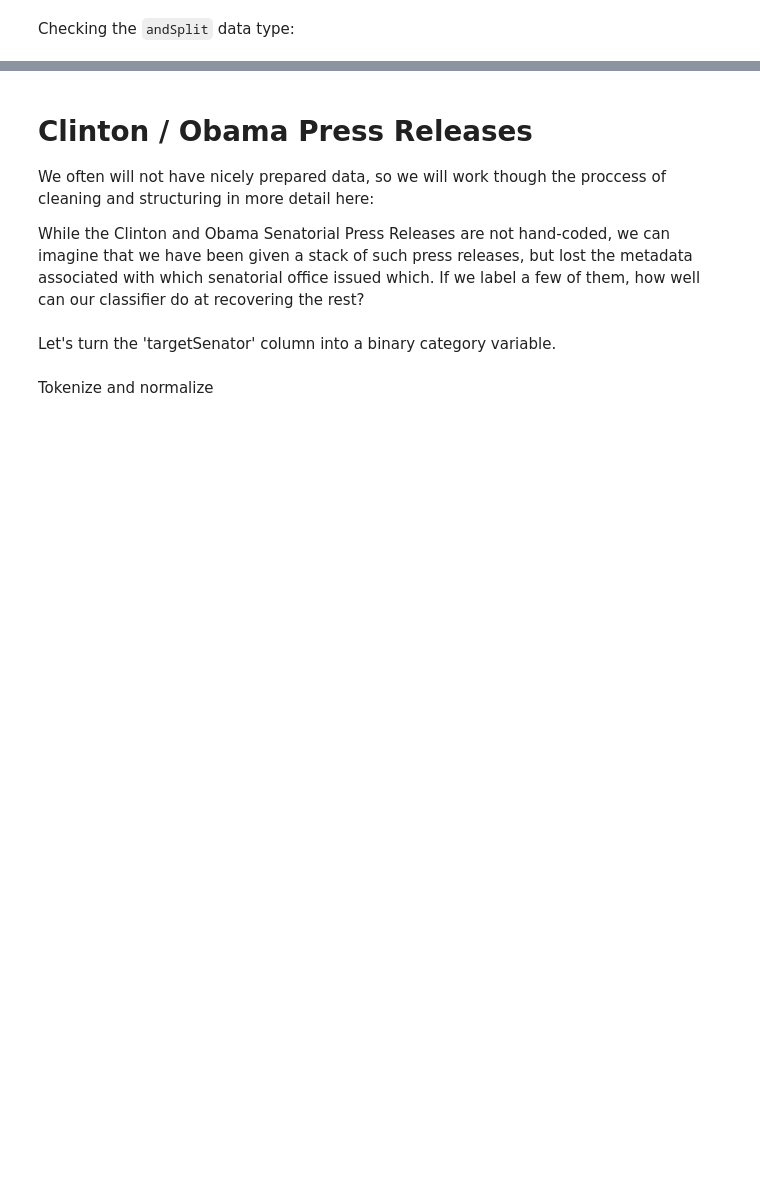
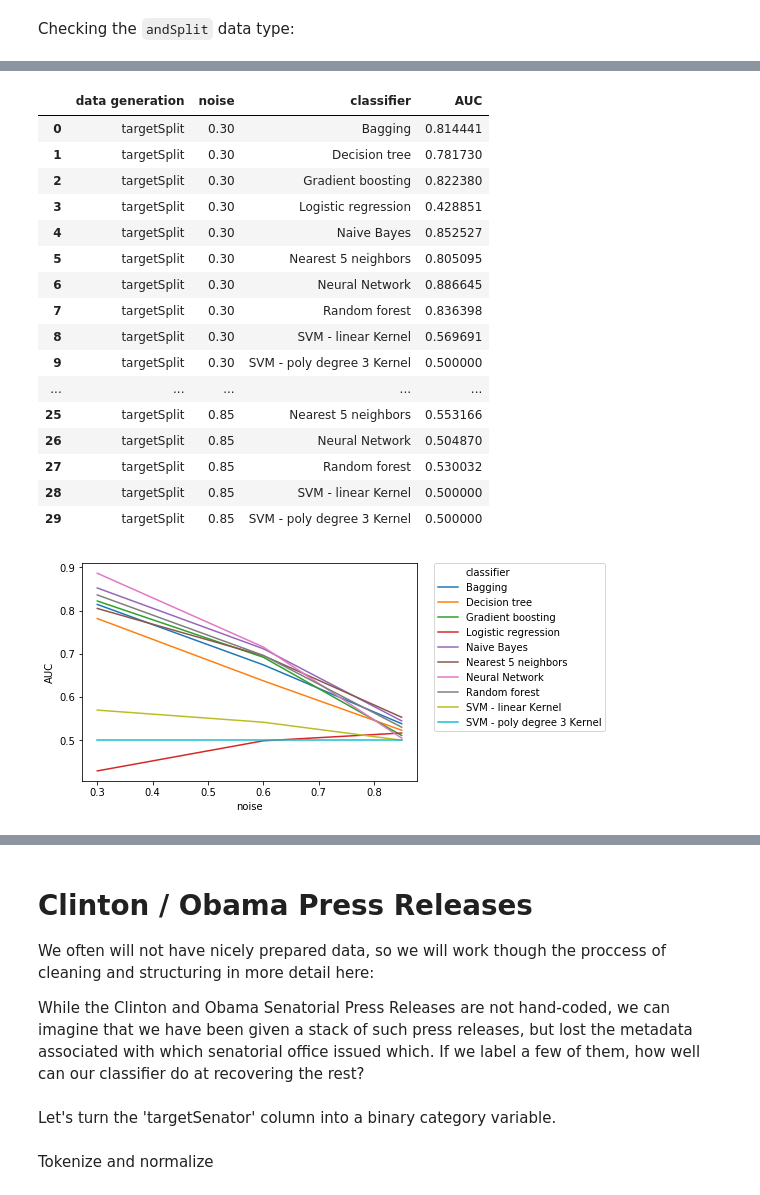
Before and after one commit to luisesanmartin/Content-Analysis-2020, a Jupyter notebook: week-3/3-Classification.ipynb, the cells around one changed output, grey strips where cells are left out. Saved outputs shown, nothing was run; the diff lists cells and outputs as text; code cells hidden in the pictures; blank space fills up the shorter version.

```diff
--- a/week-3/3-Classification.ipynb
+++ b/week-3/3-Classification.ipynb
@@ -413,0 +410,21 @@ results[results['data generation'] == 'targetSplit']
+# %%
+plot_results(results, 'targetSplit', 'AUC')
+# %% [output]
+|  | data generation | noise | classifier | AUC |
+| 0 | targetSplit | 0.30 | Bagging | 0.814441 |
+| 1 | targetSplit | 0.30 | Decision tree | 0.781730 |
+| 2 | targetSplit | 0.30 | Gradient boosting | 0.822380 |
+| 3 | targetSplit | 0.30 | Logistic regression | 0.428851 |
+| 4 | targetSplit | 0.30 | Naive Bayes | 0.852527 |
+| 5 | targetSplit | 0.30 | Nearest 5 neighbors | 0.805095 |
+| 6 | targetSplit | 0.30 | Neural Network | 0.886645 |
+| 7 | targetSplit | 0.30 | Random forest | 0.836398 |
+| 8 | targetSplit | 0.30 | SVM - linear Kernel | 0.569691 |
+| 9 | targetSplit | 0.30 | SVM - poly degree 3 Kernel | 0.500000 |
+| ... | ... | ... | ... | ... |
+| 25 | targetSplit | 0.85 | Nearest 5 neighbors | 0.553166 |
+| 26 | targetSplit | 0.85 | Neural Network | 0.504870 |
+| 27 | targetSplit | 0.85 | Random forest | 0.530032 |
+| 28 | targetSplit | 0.85 | SVM - linear Kernel | 0.500000 |
+| 29 | targetSplit | 0.85 | SVM - poly degree 3 Kernel | 0.500000 |
+[figure, added]
```
Also changed, not shown: parts of 56 cells of this notebook.
